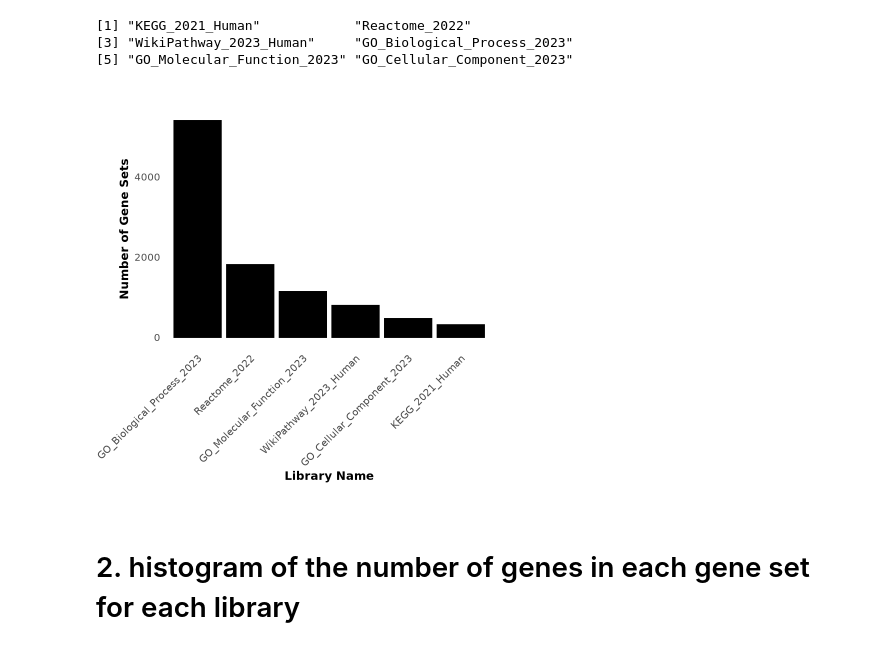
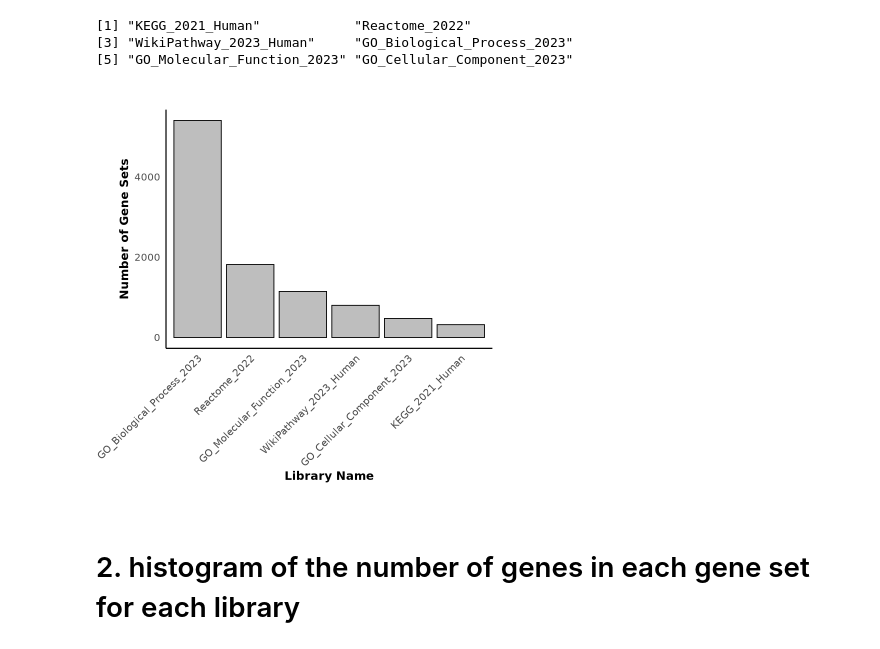
Before and after one commit to Alector-BIO/llm2geneset, a Jupyter notebook: notebooks/figures.ipynb, the cells around one changed output. Cells and saved outputs as stored; diff of their text form; code cells hidden in the pictures.

Commit message:
change the color of the plots

```diff
--- a/notebooks/figures.ipynb
+++ b/notebooks/figures.ipynb
@@ -50,25 +50,26 @@ gene_set_counts <- geneset_sz %>%
 # %%
 # Create the plot
 p <- ggplot(gene_set_counts, aes(x = reorder(lib_name, -num_gene_sets), y = num_gene_sets)) +
-  geom_bar(stat = "identity", fill = "black", color = "black") +
+  geom_bar(stat = "identity", fill = "grey", color = "black") +
   xlab("Library Name") +
   ylab("Number of Gene Sets") +
   theme_minimal(base_size = 15) + # Minimal theme with a base font size
   theme(
     axis.text.x = element_text(angle = 45, hjust = 1),
     panel.grid.major = element_blank(),
     panel.grid.minor = element_blank(),
     panel.background = element_blank(),
     plot.background = element_blank(),
     panel.border = element_blank(),
+    axis.line = element_line(color = "black"),
     axis.title.x = element_text(face = "bold", size = 14),
     axis.title.y = element_text(face = "bold", size = 14),
-    plot.margin = margin(1, 1, 1, 1, "cm") # Top, right, bottom, left margins
+    plot.margin = margin(1, 1, 1, 1, "cm"), # Top, right, bottom, left margins
 
   )
 p
 # %% [output]
-[figure, old version]
+[figure, new version]
 # %%
 ggsave("figures/1_number_of_gene_sets_per_lib.pdf", plot = p, device = "pdf",width = 8, height = 8, dpi = 300)
 # %% [markdown]
```
Also changed, not shown: parts of 1 cell of this notebook, 2 other files.
